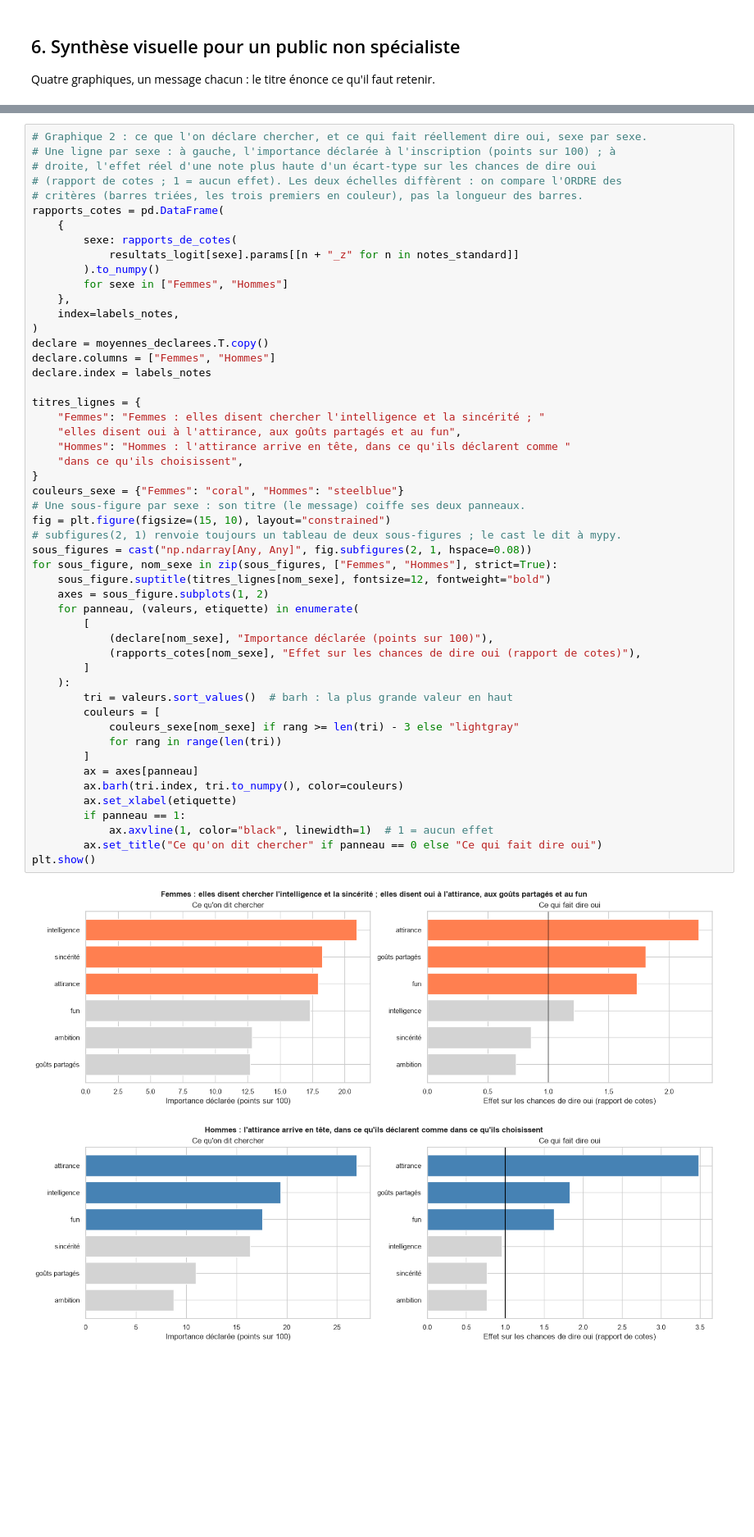
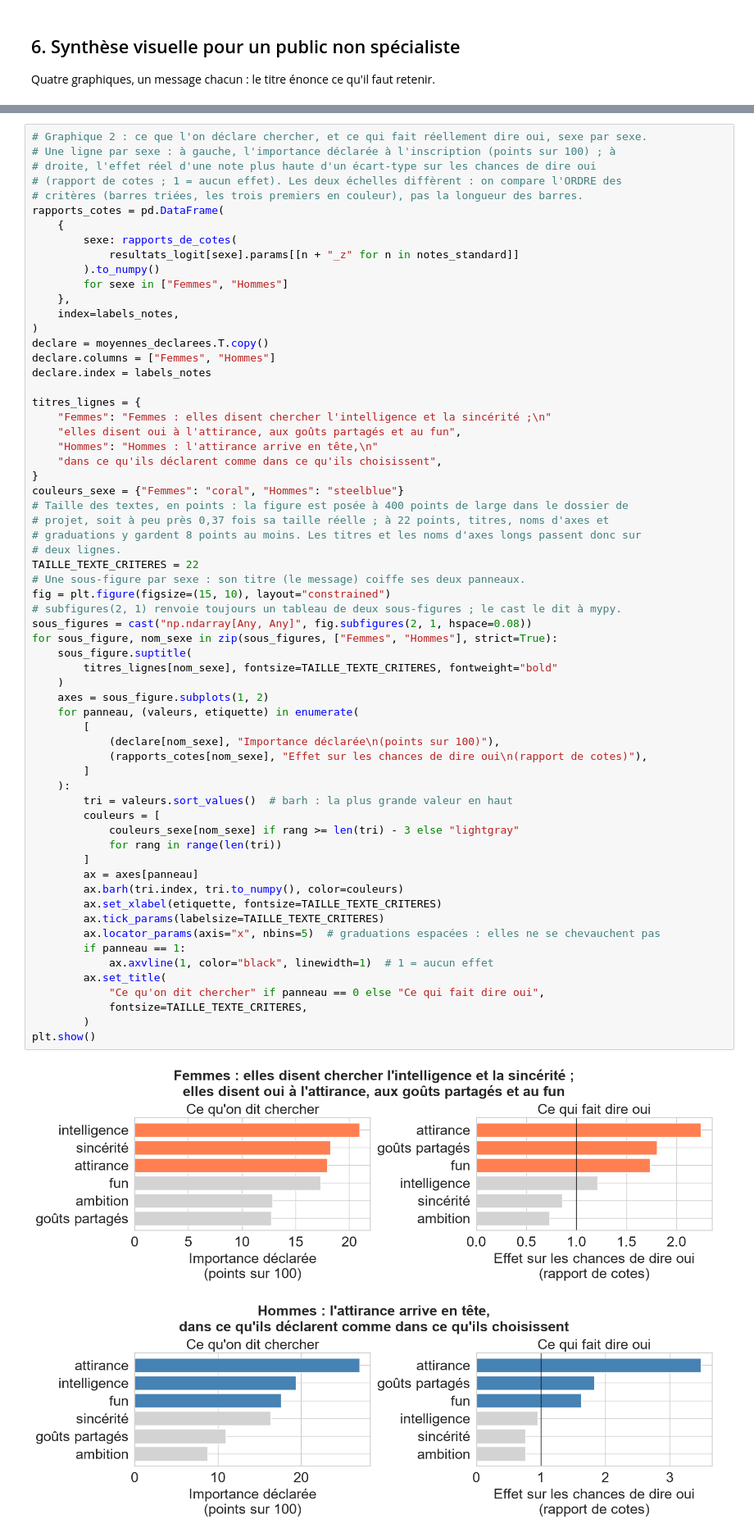
Before and after one commit to KinSushi/jedha-rncp35288-portfolio, a Jupyter notebook: bloc_2_eda_statistics/1_Tinder/Speed_Dating_Bloc2_CDSD.ipynb, the cells around one changed output, grey strips where cells are left out. Shown at 82% size. Cells and saved outputs as stored; diff of their text form; blank space fills up the shorter version.

```diff
--- a/bloc_2_eda_statistics/1_Tinder/Speed_Dating_Bloc2_CDSD.ipynb
+++ b/bloc_2_eda_statistics/1_Tinder/Speed_Dating_Bloc2_CDSD.ipynb
@@ -1474,42 +1505,54 @@ rapports_cotes = pd.DataFrame(
 )
 declare = moyennes_declarees.T.copy()
 declare.columns = ["Femmes", "Hommes"]
 declare.index = labels_notes
 
 titres_lignes = {
-    "Femmes": "Femmes : elles disent chercher l'intelligence et la sincérité ; "
+    "Femmes": "Femmes : elles disent chercher l'intelligence et la sincérité ;\n"
     "elles disent oui à l'attirance, aux goûts partagés et au fun",
-    "Hommes": "Hommes : l'attirance arrive en tête, dans ce qu'ils déclarent comme "
-    "dans ce qu'ils choisissent",
+    "Hommes": "Hommes : l'attirance arrive en tête,\n"
+    "dans ce qu'ils déclarent comme dans ce qu'ils choisissent",
 }
 couleurs_sexe = {"Femmes": "coral", "Hommes": "steelblue"}
+# Taille des textes, en points : la figure est posée à 400 points de large dans le dossier de
+# projet, soit à peu près 0,37 fois sa taille réelle ; à 22 points, titres, noms d'axes et
+# graduations y gardent 8 points au moins. Les titres et les noms d'axes longs passent donc sur
+# deux lignes.
+TAILLE_TEXTE_CRITERES = 22
 # Une sous-figure par sexe : son titre (le message) coiffe ses deux panneaux.
 fig = plt.figure(figsize=(15, 10), layout="constrained")
 # subfigures(2, 1) renvoie toujours un tableau de deux sous-figures ; le cast le dit à mypy.
 sous_figures = cast("np.ndarray[Any, Any]", fig.subfigures(2, 1, hspace=0.08))
 for sous_figure, nom_sexe in zip(sous_figures, ["Femmes", "Hommes"], strict=True):
-    sous_figure.suptitle(titres_lignes[nom_sexe], fontsize=12, fontweight="bold")
+    sous_figure.suptitle(
+        titres_lignes[nom_sexe], fontsize=TAILLE_TEXTE_CRITERES, fontweight="bold"
+    )
     axes = sous_figure.subplots(1, 2)
     for panneau, (valeurs, etiquette) in enumerate(
         [
-            (declare[nom_sexe], "Importance déclarée (points sur 100)"),
-            (rapports_cotes[nom_sexe], "Effet sur les chances de dire oui (rapport de cotes)"),
+            (declare[nom_sexe], "Importance déclarée\n(points sur 100)"),
+            (rapports_cotes[nom_sexe], "Effet sur les chances de dire oui\n(rapport de cotes)"),
         ]
     ):
         tri = valeurs.sort_values()  # barh : la plus grande valeur en haut
         couleurs = [
             couleurs_sexe[nom_sexe] if rang >= len(tri) - 3 else "lightgray"
             for rang in range(len(tri))
         ]
         ax = axes[panneau]
         ax.barh(tri.index, tri.to_numpy(), color=couleurs)
-        ax.set_xlabel(etiquette)
+        ax.set_xlabel(etiquette, fontsize=TAILLE_TEXTE_CRITERES)
+        ax.tick_params(labelsize=TAILLE_TEXTE_CRITERES)
+        ax.locator_params(axis="x", nbins=5)  # graduations espacées : elles ne se chevauchent pas
         if panneau == 1:
             ax.axvline(1, color="black", linewidth=1)  # 1 = aucun effet
-        ax.set_title("Ce qu'on dit chercher" if panneau == 0 else "Ce qui fait dire oui")
+        ax.set_title(
+            "Ce qu'on dit chercher" if panneau == 0 else "Ce qui fait dire oui",
+            fontsize=TAILLE_TEXTE_CRITERES,
+        )
 plt.show()
 # %% [output]
-[figure, old version]
+[figure, new version]
 # %%
 # Graphique 3 : l'écart entre l'image de soi et la note reçue.
 fig, ax = plt.subplots(figsize=(10, 6))
```
Also changed, not shown: parts of 15 cells of this notebook, 9 other files.
